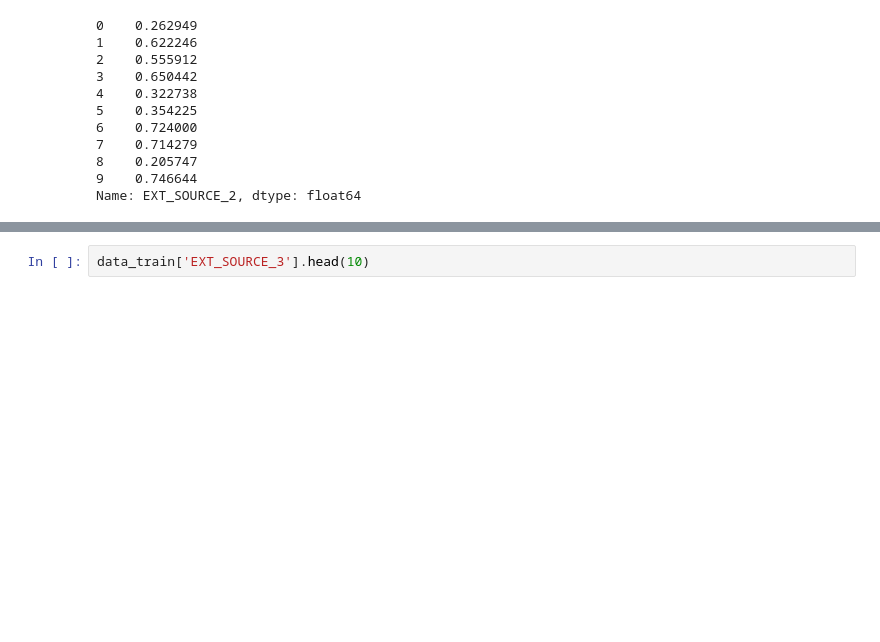
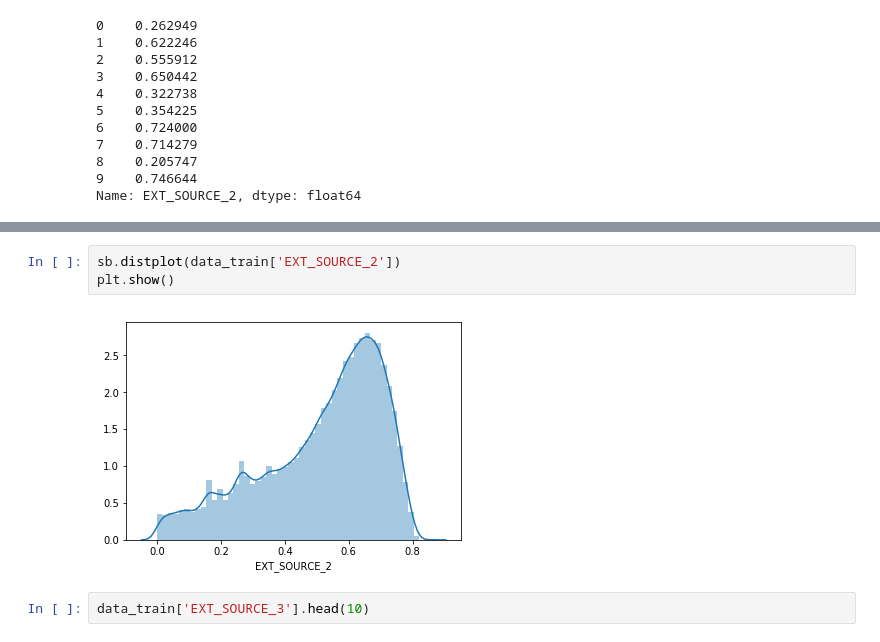
Before and after one commit to GeraldineE/kaggle_home_credit_default_risk, a Jupyter notebook: Kaggle_target_train_test.ipynb, the cells around one changed output, grey strips where cells are left out. Drawn from its saved outputs; the diff is of its cells as text; blank space fills up the shorter version.

```diff
--- a/Kaggle_target_train_test.ipynb
+++ b/Kaggle_target_train_test.ipynb
@@ -439,3 +442,8 @@ Name: EXT_SOURCE_2, dtype: float64
+# %%
+sb.distplot(data_train['EXT_SOURCE_2'])
+plt.show()
+# %% [output]
+[figure, added]
 # %%
 data_train['EXT_SOURCE_3'].head(10)
 # %% [output]
```
Also changed, not shown: parts of 7 cells of this notebook.
